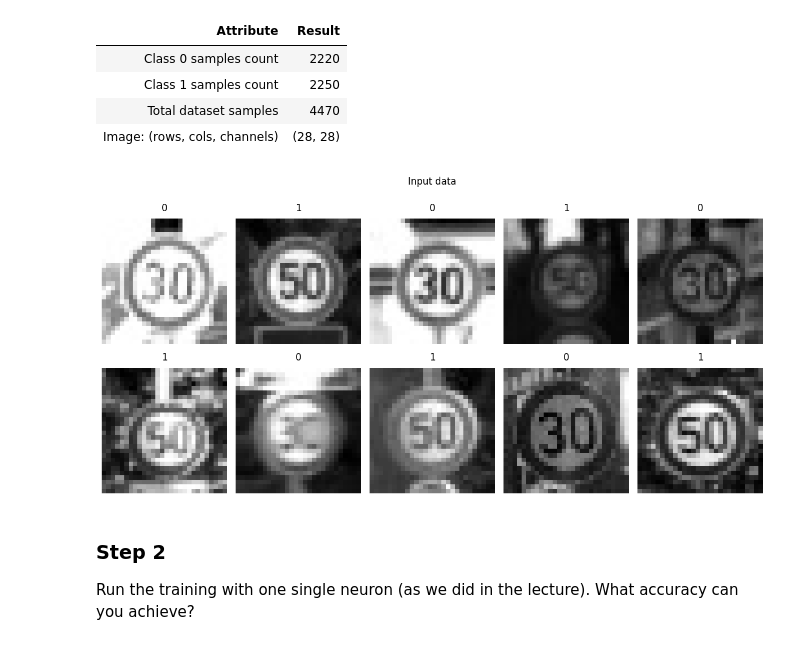
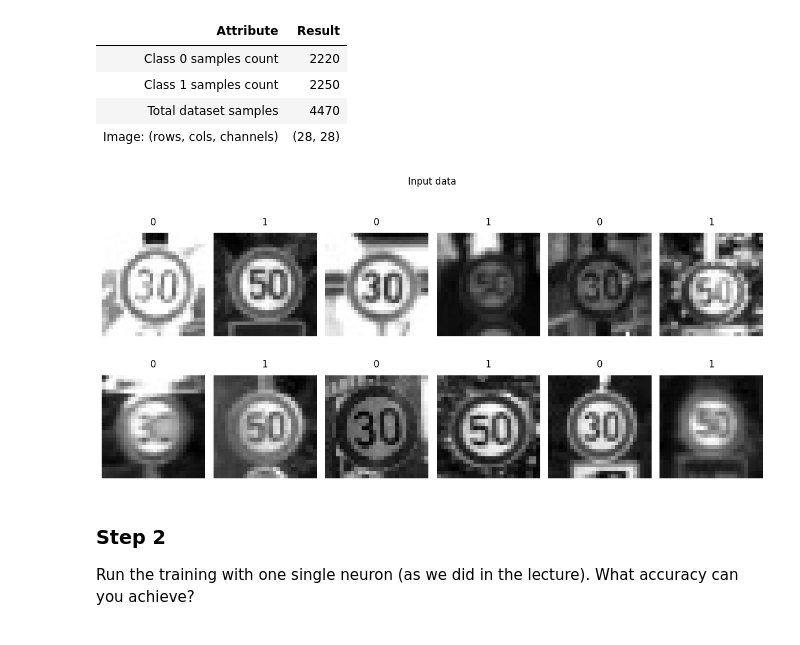
Before and after one commit to BogdanPinchuk/ComputerVision-PBY_HW12, a Jupyter notebook: Bohdan_Pinchuk_CV_HW12.ipynb, the cells around one changed output. Cells and saved outputs as stored; diff of their text form; code cells hidden in the pictures.

```diff
--- a/Bohdan_Pinchuk_CV_HW12.ipynb
+++ b/Bohdan_Pinchuk_CV_HW12.ipynb
@@ -93,7 +93,7 @@ from pathlib import Path
 import apps.reporter as rpt
 
 # Input data
-n_images = 5
+n_images = 6
 file_name = "resources/data/subset_homework.pckl"
 
 # Solution
@@ -155,35 +155,35 @@ Dataset Summary
 import math
 import numpy as np
 import matplotlib.pyplot as plt
 
 # Input data
-n_img_cols = 5
+n_img_cols = n_images
 images_dict = first_images
 n_img_rows = math.ceil(len(images_dict) / n_img_cols)
 
 # Solution
 _, axes = plt.subplots(n_img_rows, n_img_cols, figsize=(12, 3 * n_img_rows))
 axes_list = np.array(axes).flatten()
 
 for idx, (img_name, img_data) in enumerate(images_dict):
     ax = axes_list[idx]
     ax.set_title(img_name, pad=10, loc='center', color='black')
     if len(img_data.shape) == 3:
         ax.imshow(img_data)
     else:
         ax.imshow(img_data, cmap='gray')
     ax.axis(False)
 
 # remove empty charts
 for idx in range(len(images_dict), len(axes_list)):
     axes_list[idx].remove()
 
 # Plot
 plt.suptitle("Input data", y=1.0)
 plt.tight_layout()
 plt.show()
 # %% [output]
-[figure, old version]
+[figure, new version]
 # %% [markdown]
 ### Step 2
 
```
Also changed, not shown: parts of 3 cells of this notebook, 1 other file.
